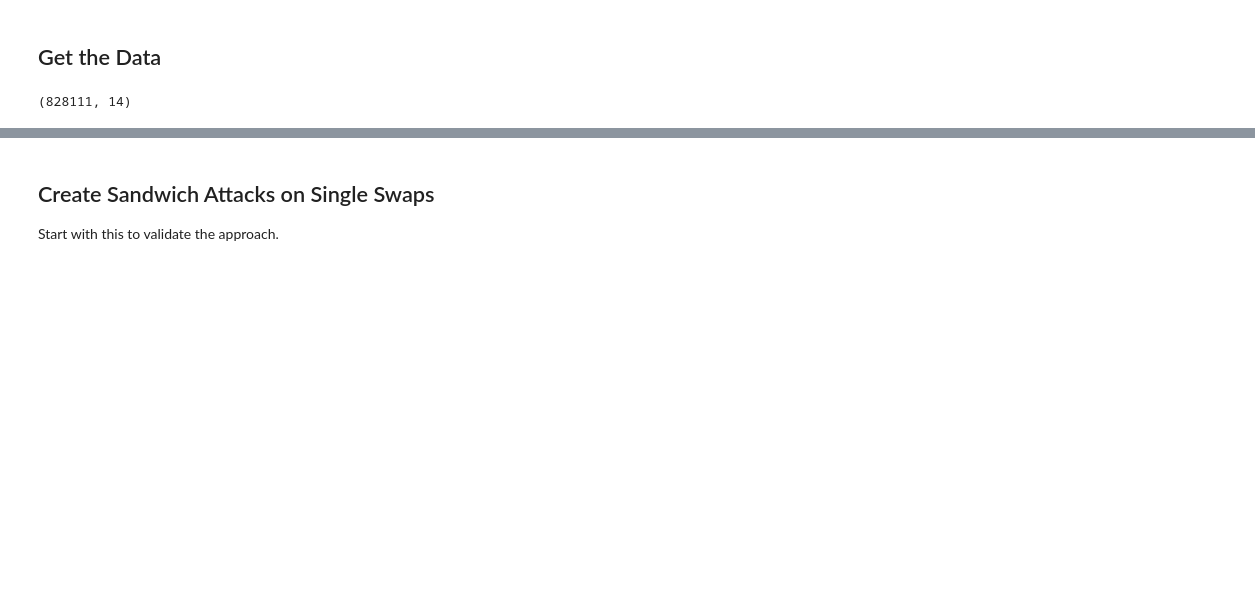
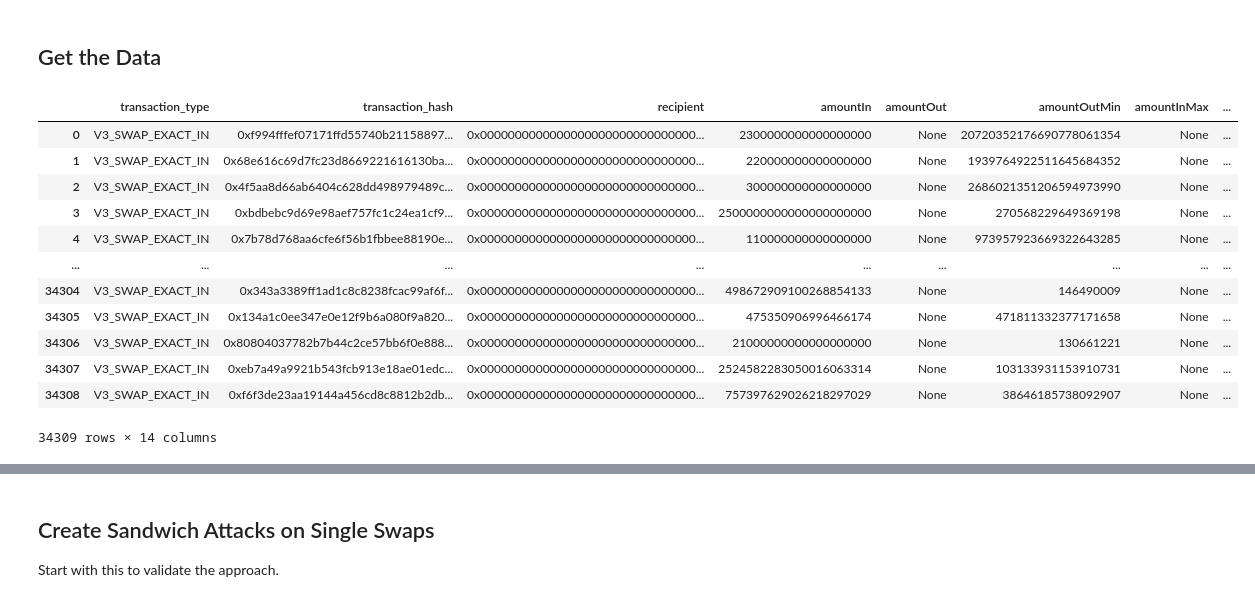
Before and after one commit to ankile/defi-measurement, a Jupyter notebook: experiments/auction_model.ipynb, the cells around one changed output, grey strips where cells are left out. Saved outputs shown, nothing was run; the diff lists cells and outputs as text; code cells hidden in the pictures; blank space fills up the shorter version.

Commit message:
Add code for getting swap data with limits into the simulator

```diff
--- a/experiments/auction_model.ipynb
+++ b/experiments/auction_model.ipynb
@@ -51,19 +53,34 @@ engine = create_engine(postgres_uri_mp)
 # %% [markdown]
 ## Get the Data
 # %%
+engine = create_engine(postgres_uri_mp)
+
 query = """
 SELECT *
 FROM SWAP_LIMIT_PRICE AS LIM
-INNER JOIN MEMPOOL_TRANSACTIONS AS MEM ON LIM.CALL_TX_HASH = MEM.HASH
+INNER JOIN MEMPOOL_TRANSACTIONS AS MEM ON LIM.transaction_hash = MEM.HASH
 """
 
-col_rename = dict(
-    call_block_number='block_number',
-    contract_address='pool',
-)
+# col_rename = dict(
+#     call_block_number='block_number',
+#     contract_address='pool',
+# )
 
-df = pd.read_sql_query(query, engine).rename(columns=col_rename).sort_values(by=['pool', 'block_number'])
+# df = pd.read_sql_query(query, engine).rename(columns=col_rename).sort_values(by=['pool', 'block_number'])
+df = pd.read_sql_query(query, engine)
 
-df.shape
+df
 # %% [output]
+|  | transaction_type | transaction_hash | recipient | amountIn | amountOut | amountOutMin | amountInMax | ... |
+| 0 | V3_SWAP_EXACT_IN | 0xf994fffef07171ffd55740b21158897... | 0x0000000000000000000000000000000... | 2300000000000000000 | None | 20720352176690778061354 | None | ... |
+| 1 | V3_SWAP_EXACT_IN | 0x68e616c69d7fc23d8669221616130ba... | 0x0000000000000000000000000000000... | 220000000000000000 | None | 1939764922511645684352 | None | ... |
+| 2 | V3_SWAP_EXACT_IN | 0x4f5aa8d66ab6404c628dd498979489c... | 0x0000000000000000000000000000000... | 300000000000000000 | None | 2686021351206594973990 | None | ... |
+| 3 | V3_SWAP_EXACT_IN | 0xbdbebc9d69e98aef757fc1c24ea1cf9... | 0x0000000000000000000000000000000... | 2500000000000000000000 | None | 270568229649369198 | None | ... |
+| 4 | V3_SWAP_EXACT_IN | 0x7b78d768aa6cfe6f56b1fbbee88190e... | 0x0000000000000000000000000000000... | 110000000000000000 | None | 973957923669322643285 | None | ... |
+| ... | ... | ... | ... | ... | ... | ... | ... | ... |
+| 34304 | V3_SWAP_EXACT_IN | 0x343a3389ff1ad1c8c8238fcac99af6f... | 0x0000000000000000000000000000000... | 498672909100268854133 | None | 146490009 | None | ... |
+| 34305 | V3_SWAP_EXACT_IN | 0x134a1c0ee347e0e12f9b6a080f9a820... | 0x0000000000000000000000000000000... | 475350906996466174 | None | 471811332377171658 | None | ... |
+| 34306 | V3_SWAP_EXACT_IN | 0x80804037782b7b44c2ce57bb6f0e888... | 0x0000000000000000000000000000000... | 21000000000000000000 | None | 130661221 | None | ... |
+| 34307 | V3_SWAP_EXACT_IN | 0xeb7a49a9921b543fcb913e18ae01edc... | 0x0000000000000000000000000000000... | 2524582283050016063314 | None | 103133931153910731 | None | ... |
+| 34308 | V3_SWAP_EXACT_IN | 0xf6f3de23aa19144a456cd8c8812b2db... | 0x0000000000000000000000000000000... | 757397629026218297029 | None | 38646185738092907 | None | ... |
-(828111, 14)
+34309 rows × 14 columns
```
Also changed, not shown: parts of 16 cells of this notebook, 2 other files.
